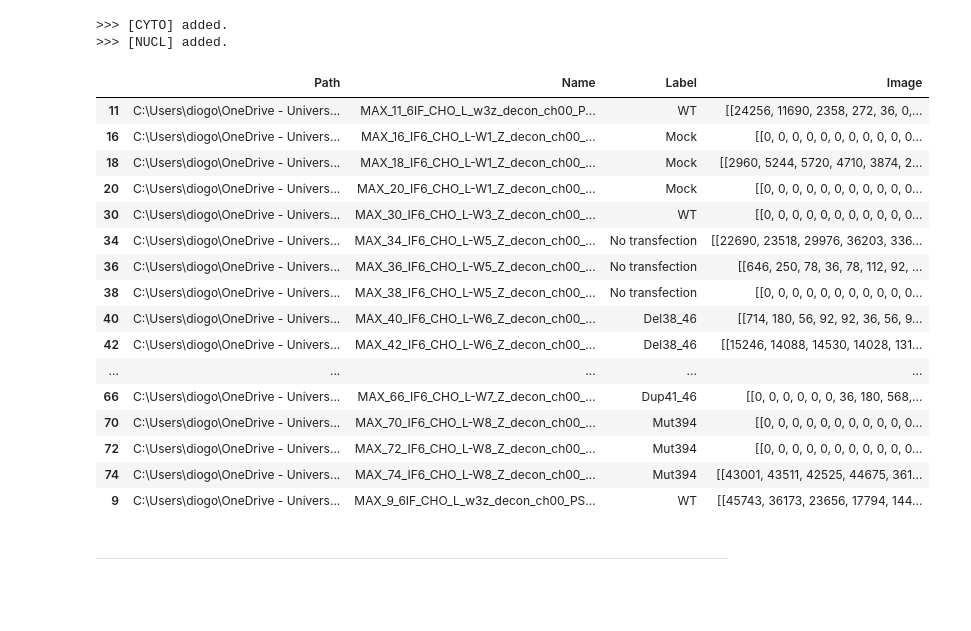
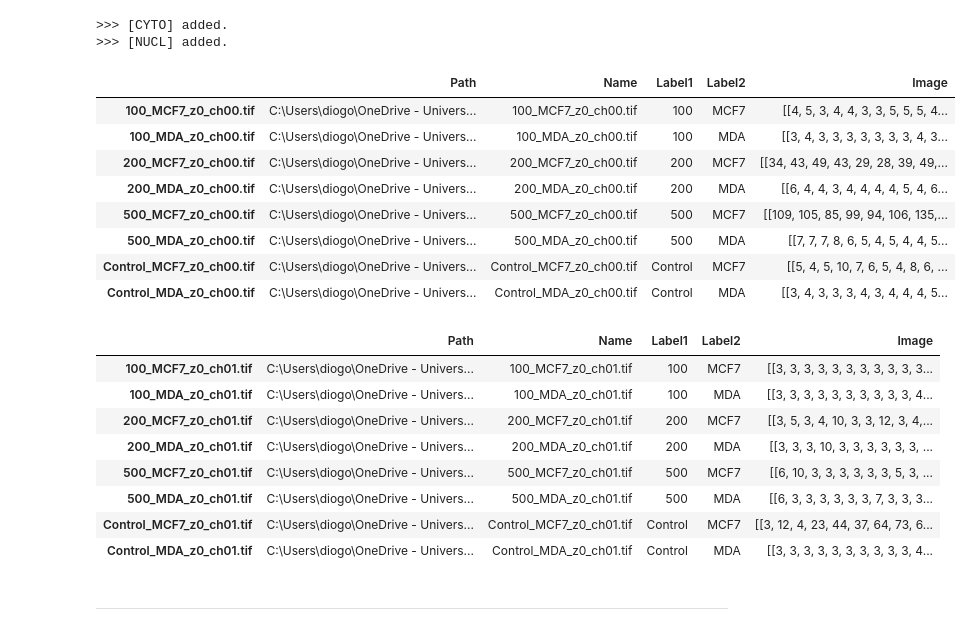
Before and after one commit to diogojfv/aTubulinOrganization, a Jupyter notebook: 1 - Dataset.ipynb, the cells around one changed output. Drawn from its saved outputs; the diff is of its cells as text; code cells hidden in the pictures; blank space fills up the shorter version.

```diff
--- a/1 - Dataset.ipynb
+++ b/1 - Dataset.ipynb
@@ -80,9 +34,9 @@ print('📚 All libraries successfully imported 📚')
 #### <center><font color='grey'>Directories</font></center>
 # %%
 ### DATASET #1 (2D)
-folder    = os.path.dirname(os.getcwd()) + "\\Datasets\\Set 1-a-tubulin_Sofia"
-options   = ["CYTO","NUCL"]
-denominator = label_tubulin
+# folder    = os.path.dirname(os.getcwd()) + "\\Datasets\\Set 1-a-tubulin_Sofia"
+# options   = ["CYTO","NUCL"]
+# denominator = label_tubulin
 
 ### DATASET #2 (3D)
 # folder      = os.path.dirname(os.getcwd()) + "\\Datasets\\Set 3D"
@@ -99,35 +53,44 @@ denominator = label_tubulin
 #options     = []
 # denominator  =
 
-### DATASET #4 (SPOCC)
+### DATASET #5 (SPOCC)
 # folder      = os.path.dirname(os.getcwd()) + "\\Datasets\\SPOCC2022"
 # options     = ["CYTO"]
 # denominator = label_SPOCC
 
+### DATASET #6 (Nuno & Pedro)
+folder    = os.path.dirname(os.getcwd()) + "\\Datasets\\MCF-MDA"
+options     = ["CYTO","NUCL"]
+denominator  = label_MCFMDA
+
 data = init_import(folder,options,denominator)
 # %% [output]
 >>> [CYTO] added.
 >>> [NUCL] added.
 # %%
-data["NUCL"]
+data["CYTO"]
 # %% [output]
-|  | Path | Name | Label | Image |
-| 11 | C:\Users\diogo\OneDrive - Univers... | MAX_11_6IF_CHO_L_w3z_decon_ch00_P... | WT | [[24256, 11690, 2358, 272, 36, 0,... |
-| 16 | C:\Users\diogo\OneDrive - Univers... | MAX_16_IF6_CHO_L-W1_Z_decon_ch00_... | Mock | [[0, 0, 0, 0, 0, 0, 0, 0, 0, 0, 0... |
-| 18 | C:\Users\diogo\OneDrive - Univers... | MAX_18_IF6_CHO_L-W1_Z_decon_ch00_... | Mock | [[2960, 5244, 5720, 4710, 3874, 2... |
-| 20 | C:\Users\diogo\OneDrive - Univers... | MAX_20_IF6_CHO_L-W1_Z_decon_ch00_... | Mock | [[0, 0, 0, 0, 0, 0, 0, 0, 0, 0, 0... |
-| 30 | C:\Users\diogo\OneDrive - Univers... | MAX_30_IF6_CHO_L-W3_Z_decon_ch00_... | WT | [[0, 0, 0, 0, 0, 0, 0, 0, 0, 0, 0... |
-| 34 | C:\Users\diogo\OneDrive - Univers... | MAX_34_IF6_CHO_L-W5_Z_decon_ch00_... | No transfection | [[22690, 23518, 29976, 36203, 336... |
-| 36 | C:\Users\diogo\OneDrive - Univers... | MAX_36_IF6_CHO_L-W5_Z_decon_ch00_... | No transfection | [[646, 250, 78, 36, 78, 112, 92, ... |
-| 38 | C:\Users\diogo\OneDrive - Univers... | MAX_38_IF6_CHO_L-W5_Z_decon_ch00_... | No transfection | [[0, 0, 0, 0, 0, 0, 0, 0, 0, 0, 0... |
-| 40 | C:\Users\diogo\OneDrive - Univers... | MAX_40_IF6_CHO_L-W6_Z_decon_ch00_... | Del38_46 | [[714, 180, 56, 92, 92, 36, 56, 9... |
-| 42 | C:\Users\diogo\OneDrive - Univers... | MAX_42_IF6_CHO_L-W6_Z_decon_ch00_... | Del38_46 | [[15246, 14088, 14530, 14028, 131... |
-| ... | ... | ... | ... | ... |
-| 66 | C:\Users\diogo\OneDrive - Univers... | MAX_66_IF6_CHO_L-W7_Z_decon_ch00_... | Dup41_46 | [[0, 0, 0, 0, 0, 0, 36, 180, 568,... |
-| 70 | C:\Users\diogo\OneDrive - Univers... | MAX_70_IF6_CHO_L-W8_Z_decon_ch00_... | Mut394 | [[0, 0, 0, 0, 0, 0, 0, 0, 0, 0, 0... |
-| 72 | C:\Users\diogo\OneDrive - Univers... | MAX_72_IF6_CHO_L-W8_Z_decon_ch00_... | Mut394 | [[0, 0, 0, 0, 0, 0, 0, 0, 0, 0, 0... |
-| 74 | C:\Users\diogo\OneDrive - Univers... | MAX_74_IF6_CHO_L-W8_Z_decon_ch00_... | Mut394 | [[43001, 43511, 42525, 44675, 361... |
-| 9 | C:\Users\diogo\OneDrive - Univers... | MAX_9_6IF_CHO_L_w3z_decon_ch00_PS... | WT | [[45743, 36173, 23656, 17794, 144... |
+|  | Path | Name | Label1 | Label2 | Image |
+| 100_MCF7_z0_ch00.tif | C:\Users\diogo\OneDrive - Univers... | 100_MCF7_z0_ch00.tif | 100 | MCF7 | [[4, 5, 3, 4, 4, 3, 3, 5, 5, 5, 4... |
+| 100_MDA_z0_ch00.tif | C:\Users\diogo\OneDrive - Univers... | 100_MDA_z0_ch00.tif | 100 | MDA | [[3, 4, 3, 3, 3, 3, 3, 3, 3, 4, 3... |
+| 200_MCF7_z0_ch00.tif | C:\Users\diogo\OneDrive - Univers... | 200_MCF7_z0_ch00.tif | 200 | MCF7 | [[34, 43, 49, 43, 29, 28, 39, 49,... |
+| 200_MDA_z0_ch00.tif | C:\Users\diogo\OneDrive - Univers... | 200_MDA_z0_ch00.tif | 200 | MDA | [[6, 4, 4, 3, 4, 4, 4, 4, 5, 4, 6... |
+| 500_MCF7_z0_ch00.tif | C:\Users\diogo\OneDrive - Univers... | 500_MCF7_z0_ch00.tif | 500 | MCF7 | [[109, 105, 85, 99, 94, 106, 135,... |
+| 500_MDA_z0_ch00.tif | C:\Users\diogo\OneDrive - Univers... | 500_MDA_z0_ch00.tif | 500 | MDA | [[7, 7, 7, 8, 6, 5, 4, 5, 4, 4, 5... |
+| Control_MCF7_z0_ch00.tif | C:\Users\diogo\OneDrive - Univers... | Control_MCF7_z0_ch00.tif | Control | MCF7 | [[5, 4, 5, 10, 7, 6, 5, 4, 8, 6, ... |
+| Control_MDA_z0_ch00.tif | C:\Users\diogo\OneDrive - Univers... | Control_MDA_z0_ch00.tif | Control | MDA | [[3, 4, 3, 3, 3, 4, 3, 4, 4, 4, 5... |
+# %%
+data['NUCL']
+# %% [output]
+|  | Path | Name | Label1 | Label2 | Image |
+| 100_MCF7_z0_ch01.tif | C:\Users\diogo\OneDrive - Univers... | 100_MCF7_z0_ch01.tif | 100 | MCF7 | [[3, 3, 3, 3, 3, 3, 3, 3, 3, 3, 3... |
+| 100_MDA_z0_ch01.tif | C:\Users\diogo\OneDrive - Univers... | 100_MDA_z0_ch01.tif | 100 | MDA | [[3, 3, 3, 3, 3, 3, 3, 3, 3, 3, 4... |
+| 200_MCF7_z0_ch01.tif | C:\Users\diogo\OneDrive - Univers... | 200_MCF7_z0_ch01.tif | 200 | MCF7 | [[3, 5, 3, 4, 10, 3, 3, 12, 3, 4,... |
+| 200_MDA_z0_ch01.tif | C:\Users\diogo\OneDrive - Univers... | 200_MDA_z0_ch01.tif | 200 | MDA | [[3, 3, 3, 10, 3, 3, 3, 3, 3, 3, ... |
+| 500_MCF7_z0_ch01.tif | C:\Users\diogo\OneDrive - Univers... | 500_MCF7_z0_ch01.tif | 500 | MCF7 | [[6, 10, 3, 3, 3, 3, 3, 3, 5, 3, ... |
+| 500_MDA_z0_ch01.tif | C:\Users\diogo\OneDrive - Univers... | 500_MDA_z0_ch01.tif | 500 | MDA | [[6, 3, 3, 3, 3, 3, 3, 7, 3, 3, 3... |
+| Control_MCF7_z0_ch01.tif | C:\Users\diogo\OneDrive - Univers... | Control_MCF7_z0_ch01.tif | Control | MCF7 | [[3, 12, 4, 23, 44, 37, 64, 73, 6... |
+| Control_MDA_z0_ch01.tif | C:\Users\diogo\OneDrive - Univers... | Control_MDA_z0_ch01.tif | Control | MDA | [[3, 3, 3, 3, 3, 3, 3, 3, 3, 3, 4... |
 # %% [markdown]
 ---------------------------------------------
 # %% [markdown]
```
Also changed, not shown: parts of 3 cells of this notebook, 8 other files.
